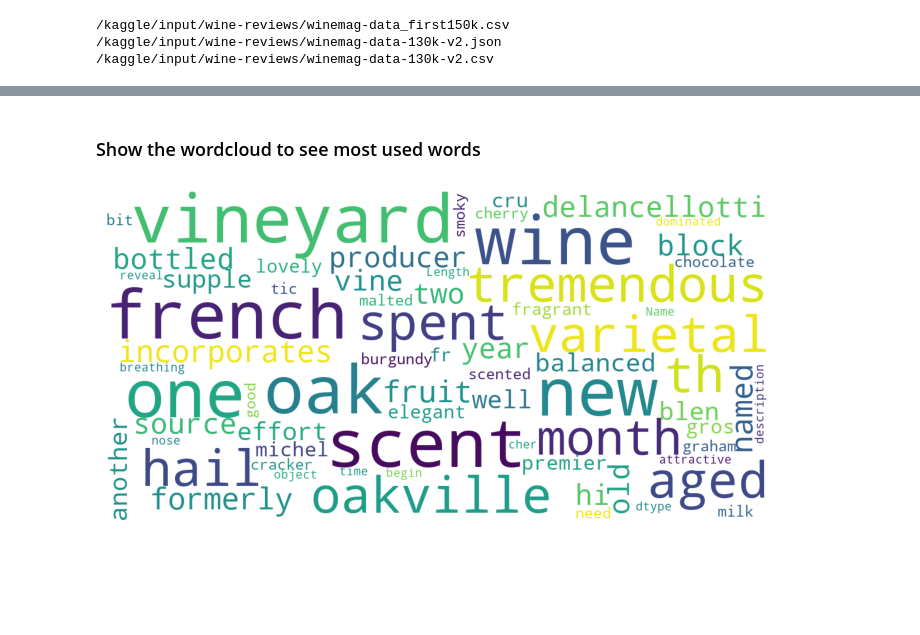
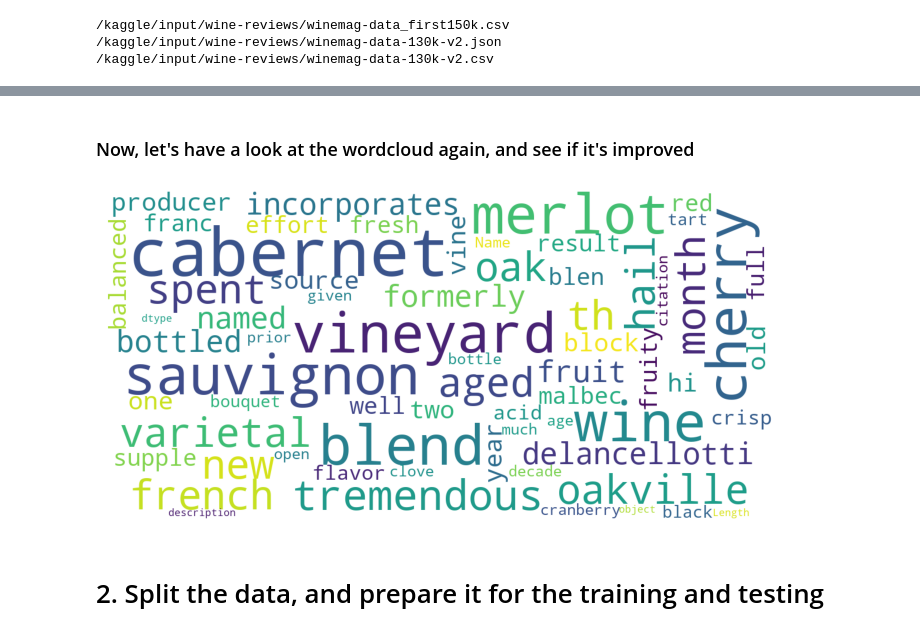
Before and after one commit to mijanr/NLP, a Jupyter notebook: wine-review-classification.ipynb, the cells around one changed output, grey strips where cells are left out. Saved outputs shown, nothing was run; the diff lists cells and outputs as text; code cells hidden in the pictures; blank space fills up the shorter version.

Commit message:
concat dfs, comment and markdown added

```diff
--- a/wine-review-classification.ipynb
+++ b/wine-review-classification.ipynb
@@ -65,0 +95,7 @@ df['variety'].nunique()
+# %%
+#seems like df_2 has one null value in 'description'. I will drop it.
+df_2.dropna(axis = 0, inplace = True)
+# %%
+#now it's a good time to concatenate the datsets, so we have one dataset to deal with
+df = pd.concat([df_1, df_2])
+print("Shape of the dataframe" ,df.shape)
@@ -70,6 +121,6 @@ df_train = df[['description', 'variety']]
 # %%
 #we will take only the top 5 varieties
-top_varieties = df_train['variety'].value_counts().head(5).index
-df_top_5 = df_train[df_train['variety'].isin(top_varieties)]
+top_varieties = df['variety'].value_counts().head(5).index
+df_top_5 = df[df['variety'].isin(top_varieties)]
 df_top_5.shape
 # %% [output]
@@ -103,4 +185,4 @@ def preprocess_text(df):
     df['variety'] = df['variety'].factorize()[0]
     return df
 # %%
-df_train_test_processed = preprocess_text(df_top_5)
+df_top_5_processed = preprocess_text(df_top_5)
@@ -116,2 +188,0 @@ df_train_test_processed.head()
-# %% [markdown]
-### Show the wordcloud to see most used words
@@ -138,7 +189,11 @@ def show_wordcloud(data, title = None):
+# %% [markdown]
+### Now, let's have a look at the wordcloud again, and see if it's improved
 # %%
 #show wordcloud
-show_wordcloud(df_train_test_processed['description'])
+show_wordcloud(df_top_5_processed['description'])
 # %% [output]
-[figure, old version]
+[figure, new version]
+# %% [markdown]
+# 2. Split the data, and prepare it for the training and testing
 # %%
 #split the data into train and test
```
Also changed, not shown: parts of 34 cells of this notebook.
